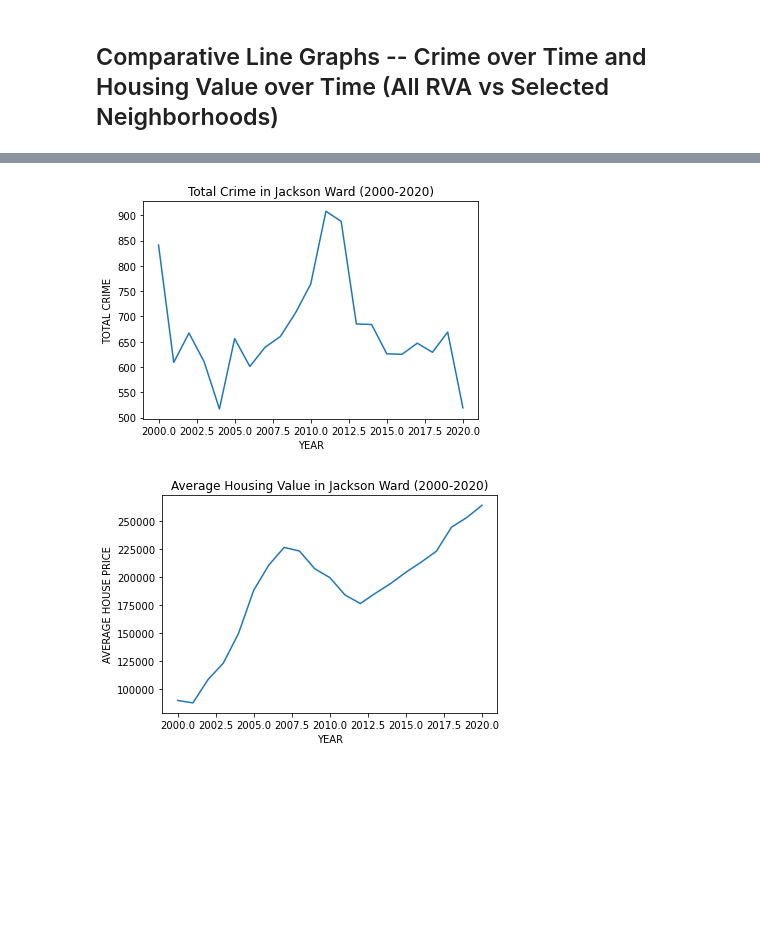
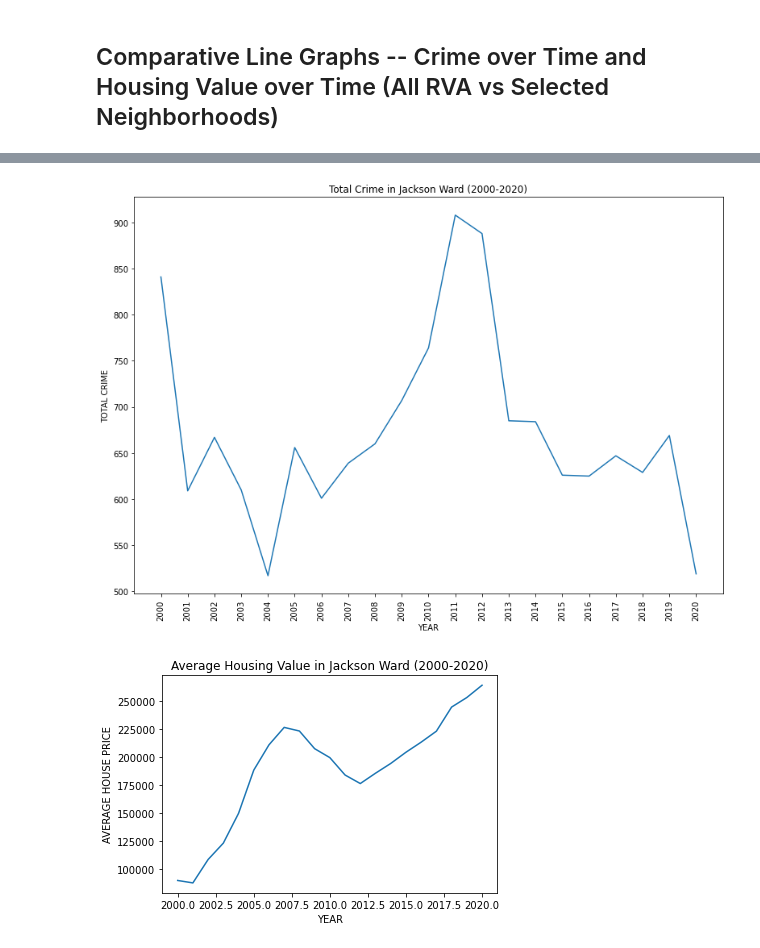
Before and after one commit to anguloag/Gentrification-in-Richmond, a Jupyter notebook: sociotracker_graphs_working.ipynb, the cells around one changed output, grey strips where cells are left out. Saved outputs shown, nothing was run; the diff lists cells and outputs as text; code cells hidden in the pictures; blank space fills up the shorter version.

```diff
--- a/sociotracker_graphs_working.ipynb
+++ b/sociotracker_graphs_working.ipynb
@@ -151,21 +158,19 @@ plt.set_xlables(["2000","2001","2002","2003","2004","2005","2006","2007","2008",
 # %%
 #line graphs for Total Crime and Average Housing Value for Jackson Ward
 #can be repeated on each neighborhood
-#years = [jackson_ward_data['YEAR'].unique()]
-#x_axis = np.arange(len(years))
-#tick_locations = [i for i in range(0,22)]
-#ax = plt.axes()
-#ax.set_xticks([0,1,2,3,4,5,6,7,8,9,10,11,12,13,14,15,16,17,18,19,20,21,22])
+
+fig = plt.subplots(figsize=(11,8))
 plt.plot(jackson_ward_data['YEAR'], jackson_ward_data['TOTAL_CRIME'])
-#ax.set_xlables([" ","2000","2001","2002","2003","2004","2005","2006","2007","2008","2009","2010", "2011","2012","2013","2014","2015","2016","2017","2018","2019","2020"," "])
-
+tick_locations = jackson_ward_data['YEAR']
+plt.xticks(tick_locations, labels=["2000","2001","2002","2003","2004","2005","2006","2007","2008","2009","2010", "2011","2012","2013","2014","2015","2016","2017","2018","2019","2020"], rotation='vertical')
 plt.xlabel('YEAR')
 plt.ylabel('TOTAL CRIME')
 plt.title(f'Total Crime in Jackson Ward (2000-2020)')
+plt.tight_layout()
 
 plt.show()
 # %% [output]
-[figure, old version]
+[figure, new version]
 # %%
 plt.plot(jackson_ward_data['YEAR'], jackson_ward_data['AVERAGE_HOUSE_PRICE'])
 plt.xlabel('YEAR')
```
Also changed, not shown: parts of 2 cells of this notebook, 1 other file.
